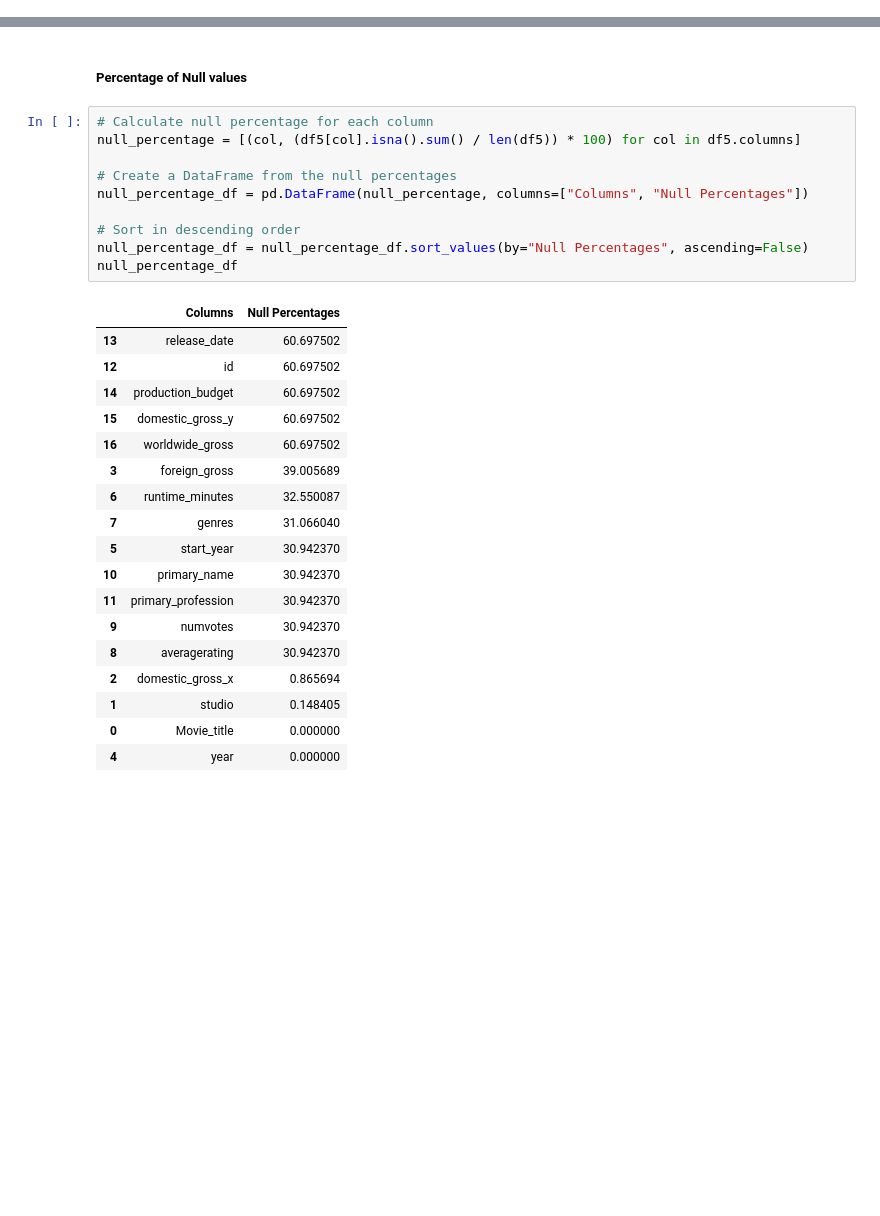
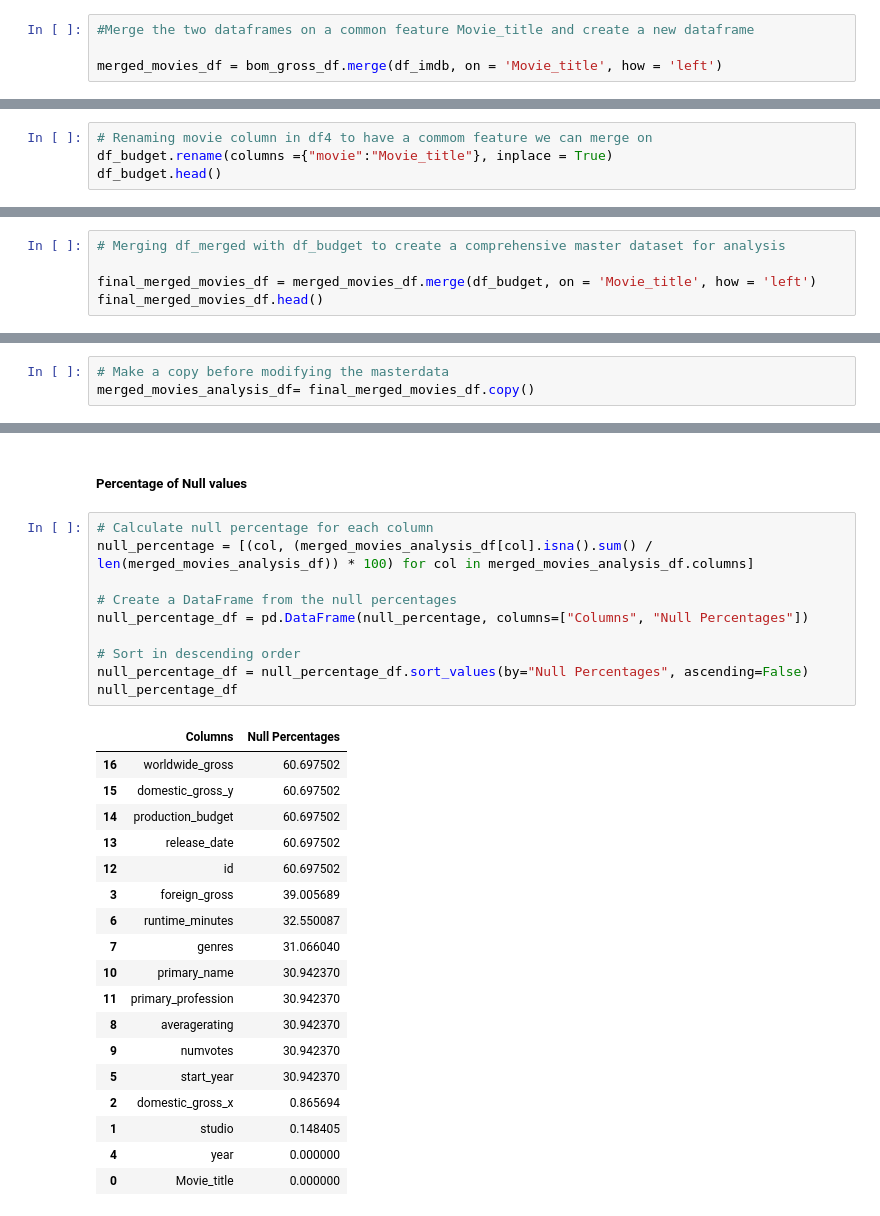
Before and after one commit to lilanhenry/phase2_group8_project, a Jupyter notebook: student.ipynb, the cells around one changed output, grey strips where cells are left out. Saved outputs shown, nothing was run; the diff lists cells and outputs as text; blank space fills up the shorter version.

```diff
--- a/student.ipynb
+++ b/student.ipynb
@@ -334,0 +287,4 @@ dtype: int64
+# %%
+#Merge the two dataframes on a common feature Movie_title and create a new dataframe
+
+merged_movies_df = bom_gross_df.merge(df_imdb, on = 'Movie_title', how = 'left')
@@ -334,0 +312,4 @@ dtype: int64
+# %%
+# Renaming movie column in df4 to have a commom feature we can merge on
+df_budget.rename(columns ={"movie":"Movie_title"}, inplace = True)
+df_budget.head()
@@ -334,0 +323,5 @@ dtype: int64
+# %%
+# Merging df_merged with df_budget to create a comprehensive master dataset for analysis
+
+final_merged_movies_df = merged_movies_df.merge(df_budget, on = 'Movie_title', how = 'left')
+final_merged_movies_df.head()
@@ -334,0 +374,3 @@ dtype: int64
+# %%
+# Make a copy before modifying the masterdata
+merged_movies_analysis_df= final_merged_movies_df.copy()
@@ -336,31 +403,31 @@ dtype: int64
  ##### Percentage of Null values
 # %%
 # Calculate null percentage for each column
-null_percentage = [(col, (df5[col].isna().sum() / len(df5)) * 100) for col in df5.columns]
+null_percentage = [(col, (merged_movies_analysis_df[col].isna().sum() / len(merged_movies_analysis_df)) * 100) for col in merged_movies_analysis_df.columns]
 
 # Create a DataFrame from the null percentages
 null_percentage_df = pd.DataFrame(null_percentage, columns=["Columns", "Null Percentages"])
 
 # Sort in descending order
 null_percentage_df = null_percentage_df.sort_values(by="Null Percentages", ascending=False)
 null_percentage_df
 # %% [output]
 |  | Columns | Null Percentages |
+| 16 | worldwide_gross | 60.697502 |
+| 15 | domestic_gross_y | 60.697502 |
+| 14 | production_budget | 60.697502 |
 | 13 | release_date | 60.697502 |
 | 12 | id | 60.697502 |
-| 14 | production_budget | 60.697502 |
-| 15 | domestic_gross_y | 60.697502 |
-| 16 | worldwide_gross | 60.697502 |
 | 3 | foreign_gross | 39.005689 |
 | 6 | runtime_minutes | 32.550087 |
 | 7 | genres | 31.066040 |
-| 5 | start_year | 30.942370 |
 | 10 | primary_name | 30.942370 |
 | 11 | primary_profession | 30.942370 |
+| 8 | averagerating | 30.942370 |
 | 9 | numvotes | 30.942370 |
-| 8 | averagerating | 30.942370 |
+| 5 | start_year | 30.942370 |
 | 2 | domestic_gross_x | 0.865694 |
 | 1 | studio | 0.148405 |
+| 4 | year | 0.000000 |
 | 0 | Movie_title | 0.000000 |
-| 4 | year | 0.000000 |
 # %% [markdown]
```
Also changed, not shown: parts of 98 cells of this notebook.
